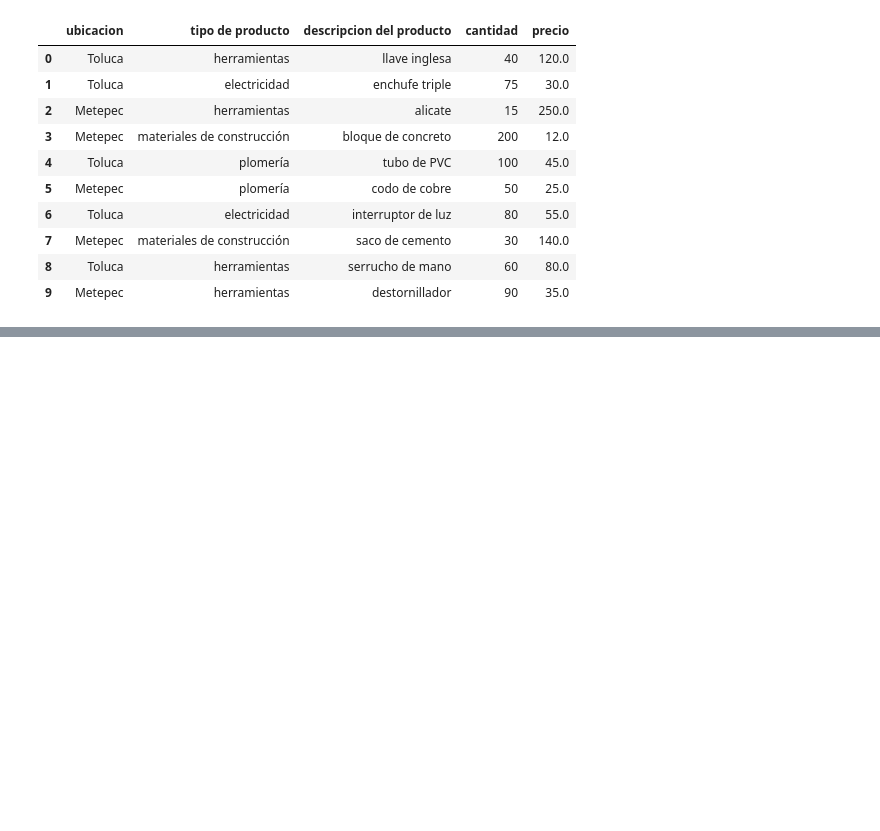
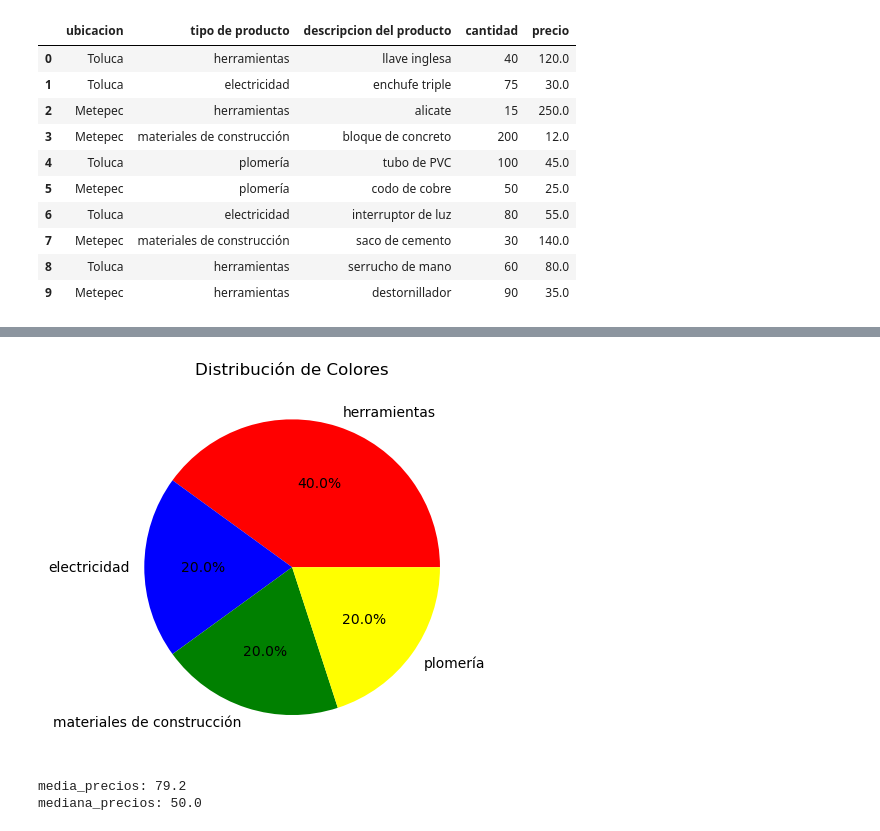
Before and after one commit to josegarcia19809/Data-Analysis-with-Pandas-and-Python, a Jupyter notebook: Inventario Ferretería EdoMex.ipynb, the cells around one changed output, grey strips where cells are left out. Drawn from its saved outputs; the diff is of its cells as text; code cells hidden in the pictures; blank space fills up the shorter version.

```diff
--- a/Inventario Ferretería EdoMex.ipynb
+++ b/Inventario Ferretería EdoMex.ipynb
@@ -17,0 +40,19 @@ inventario
+# %%
+# Graficamos un gráfico de pastel mostrando los porcentajes
+plt.pie(frecuencia_tipo_de_producto, labels=frecuencia_tipo_de_producto.index,
+        autopct='%1.1f%%', colors=['red', 'blue', 'green', "yellow"])
+plt.title('Distribución de Colores')
+plt.show()
+# %% [output]
+[figure, added]
+# %%
+precios = inventario["precio"]
+# Media
+media_precios = np.mean(precios)
+# Mediana
+mediana_precios = np.median(precios)
+print(f"media_precios: {media_precios}")
+print(f"mediana_precios: {mediana_precios}")
+# %% [output]
+media_precios: 79.2
+mediana_precios: 50.0
```
Also changed, not shown: parts of 7 cells of this notebook, 1 other file.
